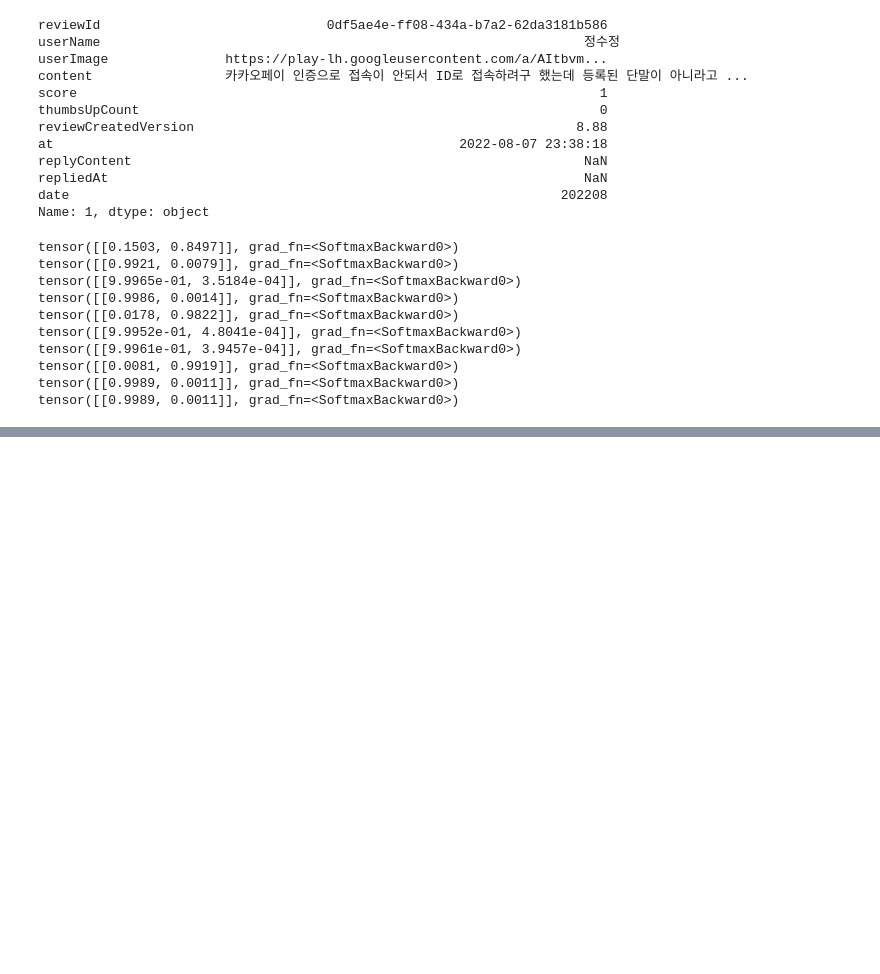
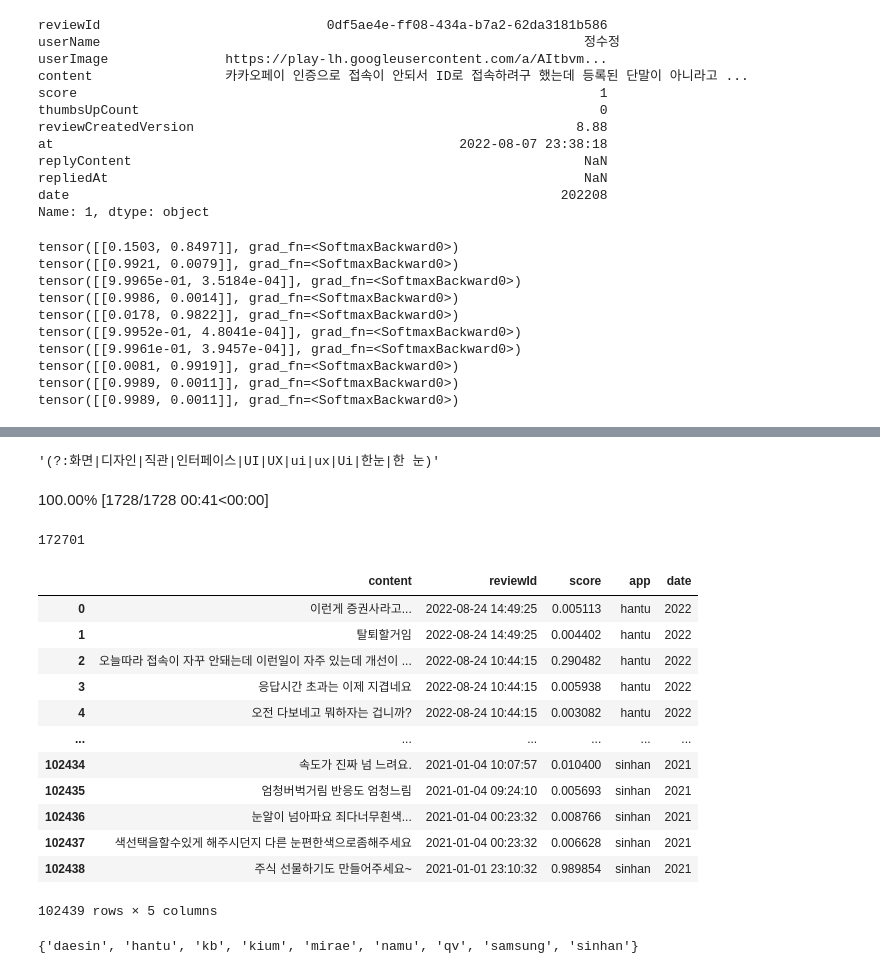
Before and after one commit to hjgp/KoELECTRA, a Jupyter notebook: test_nsmc.ipynb, the cells around one changed output, grey strips where cells are left out. Drawn from its saved outputs; the diff is of its cells as text; code cells hidden in the pictures; blank space fills up the shorter version.

```diff
--- a/test_nsmc.ipynb
+++ b/test_nsmc.ipynb
@@ -470,0 +693,4 @@ tensor([[0.9989, 0.0011]], grad_fn=<SoftmaxBackward0>)
+# %%
+or_expression(화면)
+# %% [output]
+'(?:화면|디자인|직관|인터페이스|UI|UX|ui|ux|Ui|한눈|한 눈)'
@@ -470,0 +699,42 @@ tensor([[0.9989, 0.0011]], grad_fn=<SoftmaxBackward0>)
+# %%
+args.device = "cuda"
+result = test(args, model.cuda(), test_dataset)
+# %% [output]
+100.00% [1728/1728 00:41<00:00]
+# %%
+result_list = []
+
+for i in result:
+    result_list.append(i[1])
+# %%
+len(result_list)
+# %% [output]
+172701
+# %%
+dddf['score'] = result_list
+dddf['app'] = split_app
+# %%
+dddf['reviewId'] = pd.to_datetime(dddf['reviewId'], errors='coerce')
+dddf['date'] = dddf['reviewId'].dt.strftime('%Y')
+# %%
+result = dddf[dddf['date'] >= '2021'].reset_index(drop=True)
+# %%
+result
+# %% [output]
+|  | content | reviewId | score | app | date |
+| 0 | 이런게 증권사라고... | 2022-08-24 14:49:25 | 0.005113 | hantu | 2022 |
+| 1 | 탈퇴할거임 | 2022-08-24 14:49:25 | 0.004402 | hantu | 2022 |
+| 2 | 오늘따라 접속이 자꾸 안돼는데 이런일이 자주 있는데 개선이 ... | 2022-08-24 10:44:15 | 0.290482 | hantu | 2022 |
+| 3 | 응답시간 초과는 이제 지겹네요 | 2022-08-24 10:44:15 | 0.005938 | hantu | 2022 |
+| 4 | 오전 다보네고 뭐하자는 겁니까? | 2022-08-24 10:44:15 | 0.003082 | hantu | 2022 |
+| ... | ... | ... | ... | ... | ... |
+| 102434 | 속도가 진짜 넘 느려요. | 2021-01-04 10:07:57 | 0.010400 | sinhan | 2021 |
+| 102435 | 엄청버벅거림 반응도 엄청느림 | 2021-01-04 09:24:10 | 0.005693 | sinhan | 2021 |
+| 102436 | 눈알이 넘아파요 죄다너무흰색... | 2021-01-04 00:23:32 | 0.008766 | sinhan | 2021 |
+| 102437 | 색선택을할수있게 해주시던지 다른 눈편한색으로좀해주세요 | 2021-01-04 00:23:32 | 0.006628 | sinhan | 2021 |
+| 102438 | 주식 선물하기도 만들어주세요~ | 2021-01-01 23:10:32 | 0.989854 | sinhan | 2021 |
+102439 rows × 5 columns
+# %%
+set(result['app'])
+# %% [output]
+{'daesin', 'hantu', 'kb', 'kium', 'mirae', 'namu', 'qv', 'samsung', 'sinhan'}
```
Also changed, not shown: parts of 63 cells of this notebook, 16 other files.
